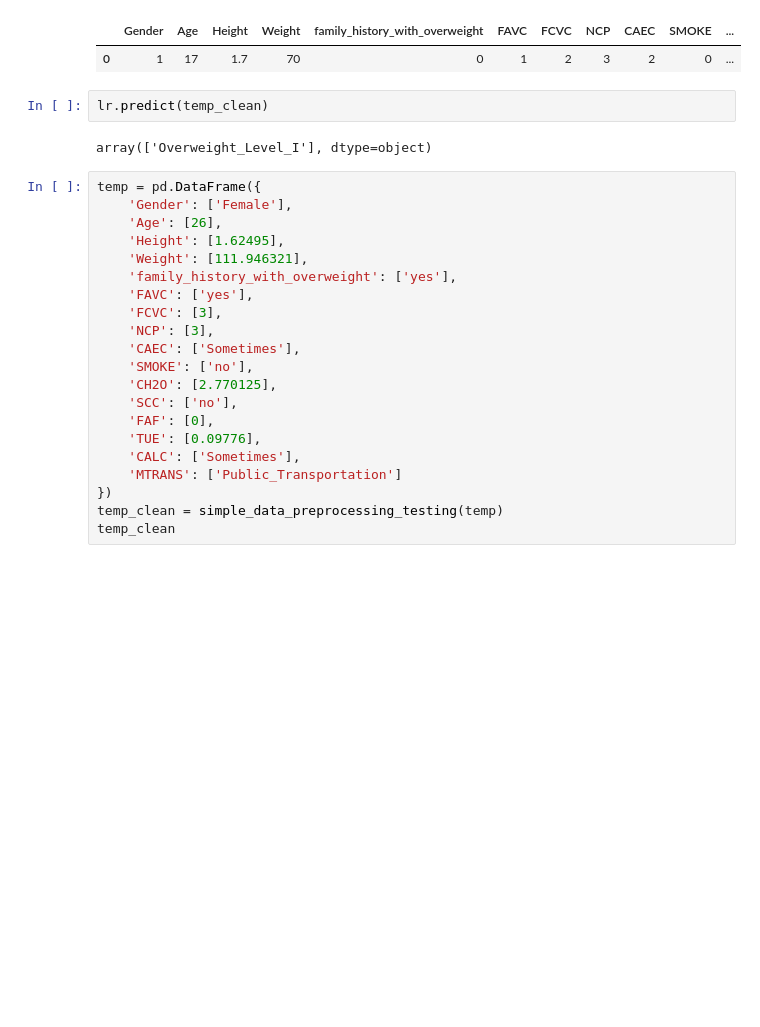
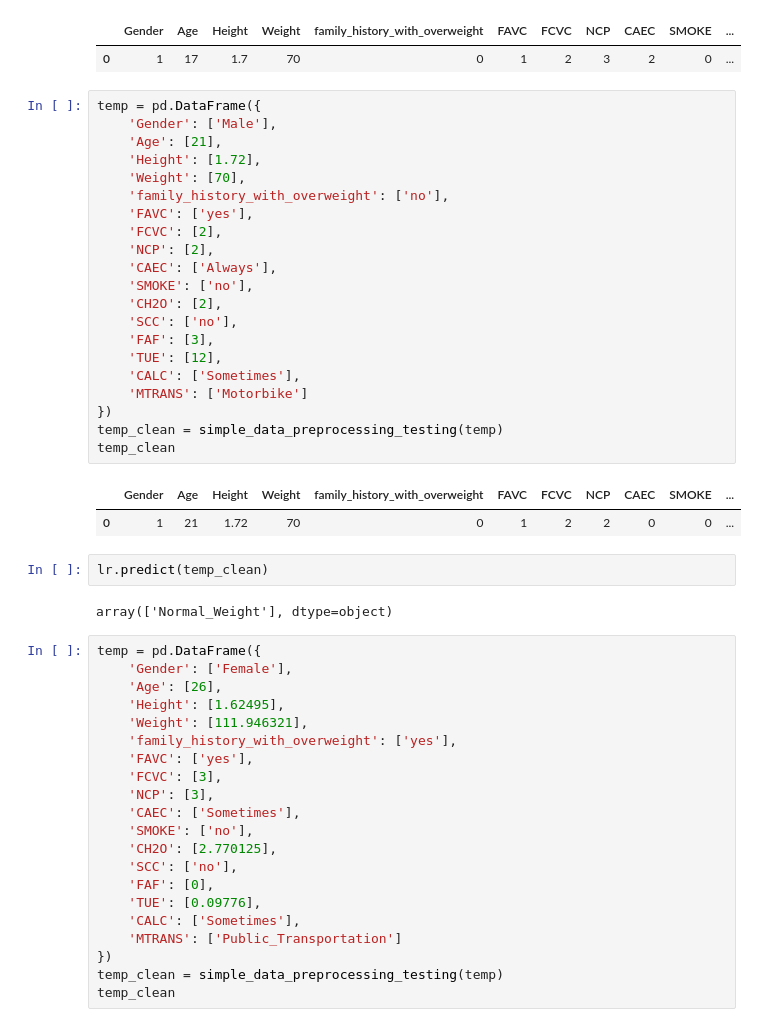
Before and after one commit to helloitsurdvq/ObesityLevelClassification, a Jupyter notebook: src/01_simplePreprocessing.ipynb, the cells around one changed output. Cells and saved outputs as stored; diff of their text form; blank space fills up the shorter version.

```diff
--- a/src/01_simplePreprocessing.ipynb
+++ b/src/01_simplePreprocessing.ipynb
@@ -406,10 +458,34 @@ temp_clean
 # %% [output]
 |  | Gender | Age | Height | Weight | family_history_with_overweight | FAVC | FCVC | NCP | CAEC | SMOKE | ... |
 | 0 | 1 | 17 | 1.7 | 70 | 0 | 1 | 2 | 3 | 2 | 0 | ... |
+# %%
+temp = pd.DataFrame({
+    'Gender': ['Male'],
+    'Age': [21],
+    'Height': [1.72],
+    'Weight': [70],
+    'family_history_with_overweight': ['no'],
+    'FAVC': ['yes'],
+    'FCVC': [2],
+    'NCP': [2],
+    'CAEC': ['Always'],
+    'SMOKE': ['no'],
+    'CH2O': [2],
+    'SCC': ['no'],
+    'FAF': [3],
+    'TUE': [12],
+    'CALC': ['Sometimes'],
+    'MTRANS': ['Motorbike']
+})
+temp_clean = simple_data_preprocessing_testing(temp)
+temp_clean
+# %% [output]
+|  | Gender | Age | Height | Weight | family_history_with_overweight | FAVC | FCVC | NCP | CAEC | SMOKE | ... |
+| 0 | 1 | 21 | 1.72 | 70 | 0 | 1 | 2 | 2 | 0 | 0 | ... |
 # %%
 lr.predict(temp_clean)
 # %% [output]
-array(['Overweight_Level_I'], dtype=object)
+array(['Normal_Weight'], dtype=object)
 # %%
 temp = pd.DataFrame({
     'Gender': ['Female'],
```
Also changed, not shown: parts of 5 cells of this notebook, 4 other files.
